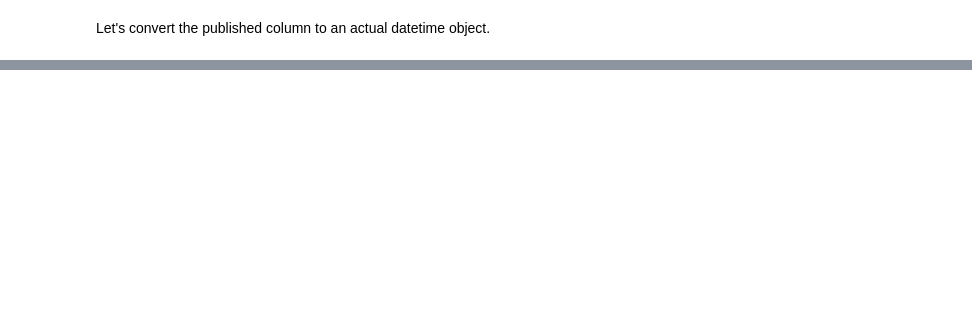
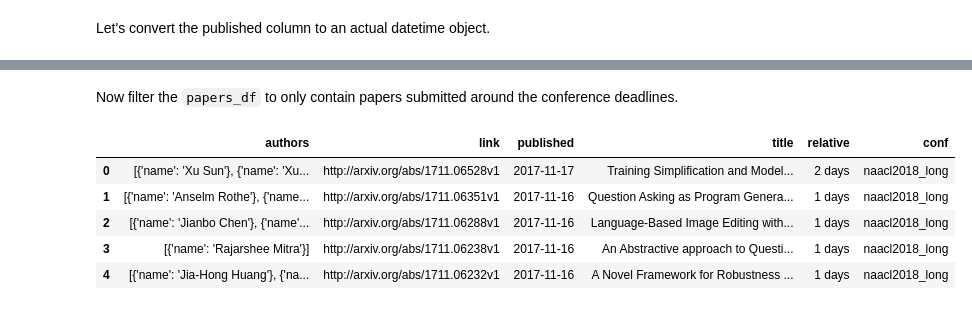
Before and after one commit to tuzhucheng/arxiv-analysis, a Jupyter notebook: cs-CL_submission_date_analysis.ipynb, the cells around one changed output, grey strips where cells are left out. Drawn from its saved outputs; the diff is of its cells as text; code cells hidden in the pictures; blank space fills up the shorter version.

Commit message:
Update notebook to show relative days

```diff
--- a/cs-CL_submission_date_analysis.ipynb
+++ b/cs-CL_submission_date_analysis.ipynb
@@ -148,0 +62,33 @@ Haha, yes, higher number of publications on Nov. 14 and 15. Seems yes, people ju
+# %%
+submission_deadlines = {
+    'acl2016_long': pd.Timestamp('2016-03-18'),
+    'acl2016_short': pd.Timestamp('2016-02-29'),
+    'naacl2016': pd.Timestamp('2016-01-06'),
+    'acl2017': pd.Timestamp('2017-02-06'),
+    'naacl2018_long': pd.Timestamp('2017-12-15') - pd.Timedelta('30 days')
+}
+
+window = pd.Timedelta('7 days')
+submission_deadline_ranges = {k: (v - window, v + window) for (k, v) in submission_deadlines.items()}
+
+def get_relative(row):
+    for conf, window_range in submission_deadline_ranges.items():
+        if window_range[0] <= row.published <= window_range[1]:
+            return row.published - submission_deadlines[conf], conf
+
+    return np.nan, np.nan
+
+papers_df['relative'] = papers_df.apply(lambda r: get_relative(r)[0], axis=1)
+papers_df['conf'] = papers_df.apply(lambda r: get_relative(r)[1], axis=1)
+# %% [markdown]
+Now filter the `papers_df` to only contain papers submitted around the conference deadlines.
+# %%
+conf_ddl_papers_df = papers_df[~papers_df.conf.isnull()]
+conf_ddl_papers_df.head()
+# %% [output]
+|  | authors | link | published | title | relative | conf |
+| 0 | [{'name': 'Xu Sun'}, {'name': 'Xu... | http://arxiv.org/abs/1711.06528v1 | 2017-11-17 | Training Simplification and Model... | 2 days | naacl2018_long |
+| 1 | [{'name': 'Anselm Rothe'}, {'name... | http://arxiv.org/abs/1711.06351v1 | 2017-11-16 | Question Asking as Program Genera... | 1 days | naacl2018_long |
+| 2 | [{'name': 'Jianbo Chen'}, {'name'... | http://arxiv.org/abs/1711.06288v1 | 2017-11-16 | Language-Based Image Editing with... | 1 days | naacl2018_long |
+| 3 | [{'name': 'Rajarshee Mitra'}] | http://arxiv.org/abs/1711.06238v1 | 2017-11-16 | An Abstractive approach to Questi... | 1 days | naacl2018_long |
+| 4 | [{'name': 'Jia-Hong Huang'}, {'na... | http://arxiv.org/abs/1711.06232v1 | 2017-11-16 | A Novel Framework for Robustness ... | 1 days | naacl2018_long |
```
Also changed, not shown: parts of 37 cells of this notebook.
